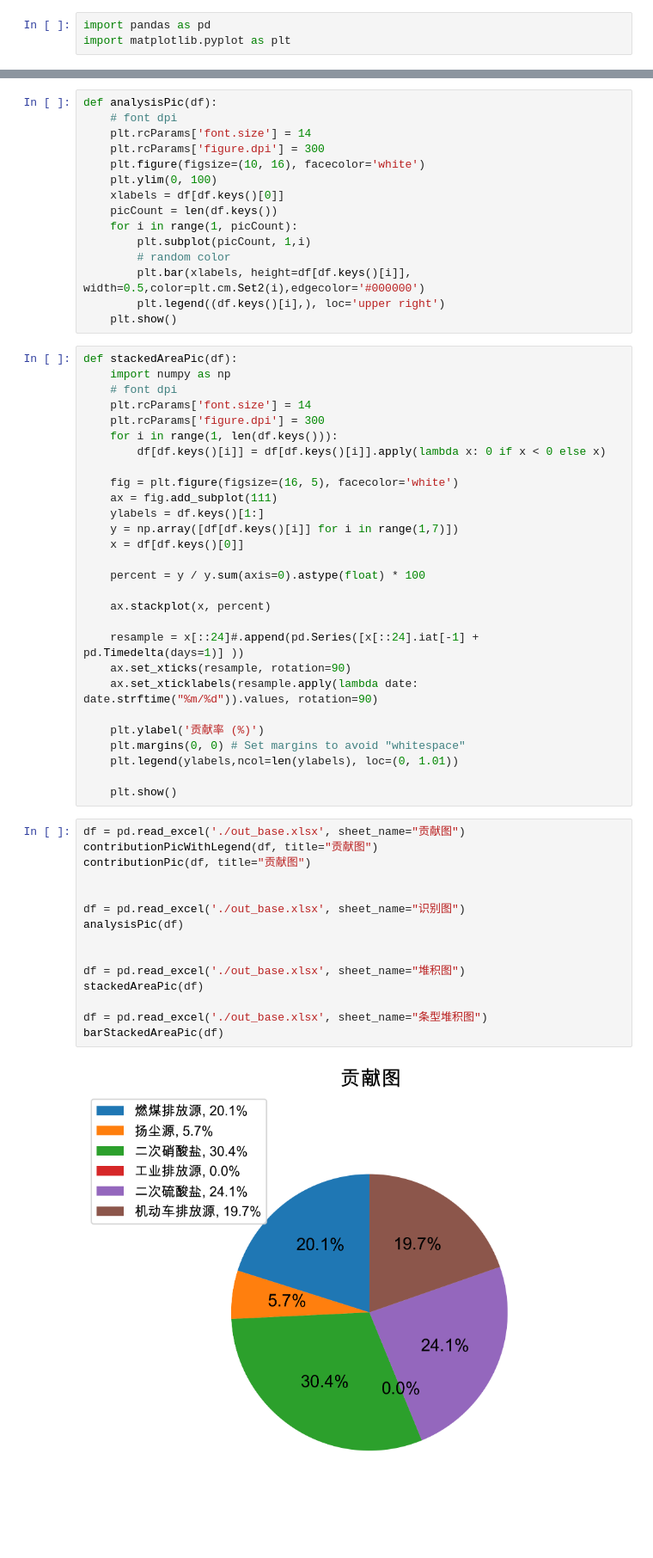
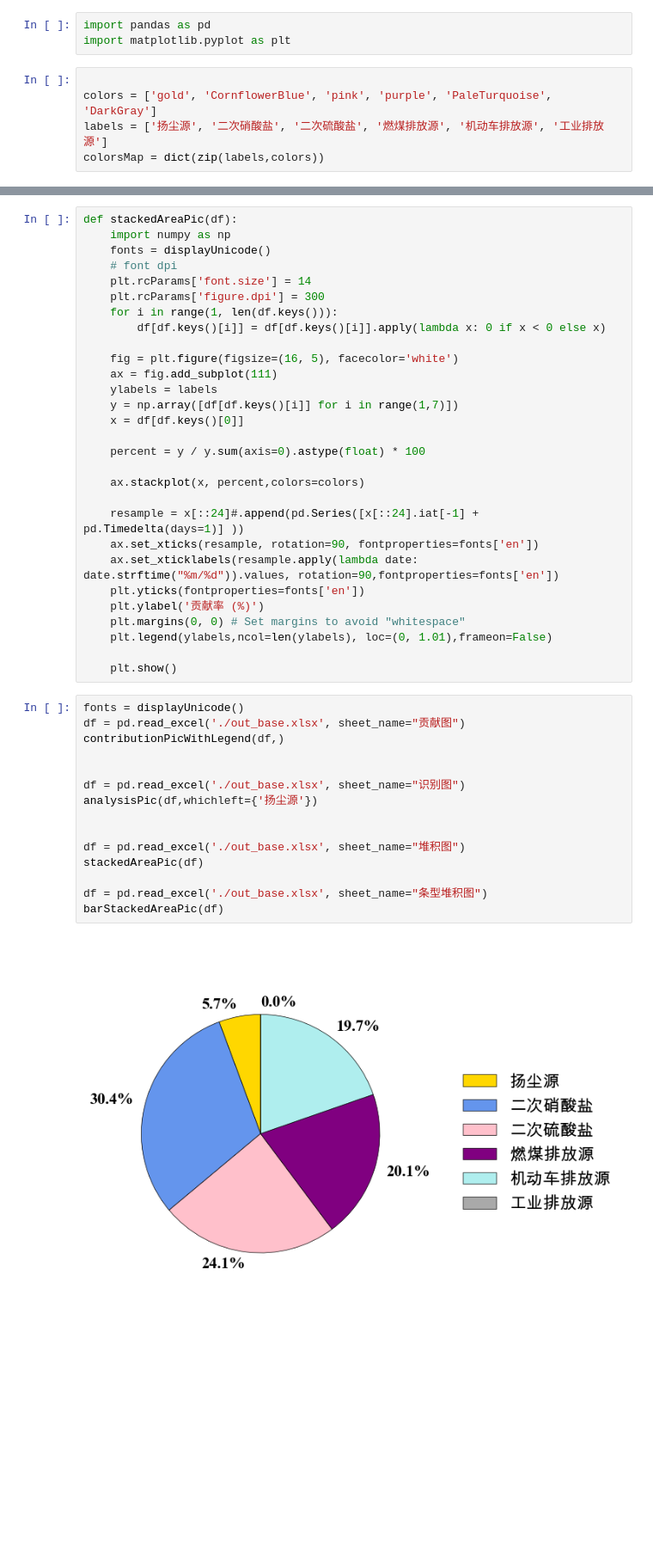
Before and after one commit to Drincann/air-quality, a Jupyter notebook: demo/main.ipynb, the cells around one changed output, grey strips where cells are left out. Shown at 86% size. Drawn from its saved outputs; the diff is of its cells as text; blank space fills up the shorter version.

```diff
--- a/demo/main.ipynb
+++ b/demo/main.ipynb
@@ -1,3 +1,8 @@
 # %%
 import pandas as pd
 import matplotlib.pyplot as plt
+# %%
+
+colors = ['gold', 'CornflowerBlue', 'pink', 'purple', 'PaleTurquoise', 'DarkGray']
+labels = ['扬尘源', '二次硝酸盐', '二次硫酸盐', '燃煤排放源', '机动车排放源', '工业排放源']
+colorsMap = dict(zip(labels,colors))
@@ -55,21 +135,7 @@ def contributionPic(df, title):
-# %%
-def analysisPic(df):
-    # font dpi
-    plt.rcParams['font.size'] = 14
-    plt.rcParams['figure.dpi'] = 300
-    plt.figure(figsize=(10, 16), facecolor='white')
-    plt.ylim(0, 100)
-    xlabels = df[df.keys()[0]]
-    picCount = len(df.keys())
-    for i in range(1, picCount):
-        plt.subplot(picCount, 1,i)
-        # random color
-        plt.bar(xlabels, height=df[df.keys()[i]], width=0.5,color=plt.cm.Set2(i),edgecolor='#000000')
-        plt.legend((df.keys()[i],), loc='upper right')
-    plt.show()
 # %%
 def stackedAreaPic(df):
     import numpy as np
+    fonts = displayUnicode()
     # font dpi
     plt.rcParams['font.size'] = 14
     plt.rcParams['figure.dpi'] = 300
@@ -78,37 +144,37 @@ def stackedAreaPic(df):
 
     fig = plt.figure(figsize=(16, 5), facecolor='white')
     ax = fig.add_subplot(111)
-    ylabels = df.keys()[1:]
+    ylabels = labels
     y = np.array([df[df.keys()[i]] for i in range(1,7)])
     x = df[df.keys()[0]]
 
     percent = y / y.sum(axis=0).astype(float) * 100
 
-    ax.stackplot(x, percent)
+    ax.stackplot(x, percent,colors=colors)
 
     resample = x[::24]#.append(pd.Series([x[::24].iat[-1] + pd.Timedelta(days=1)] ))
-    ax.set_xticks(resample, rotation=90)
-    ax.set_xticklabels(resample.apply(lambda date: date.strftime("%m/%d")).values, rotation=90)
-
+    ax.set_xticks(resample, rotation=90, fontproperties=fonts['en'])
+    ax.set_xticklabels(resample.apply(lambda date: date.strftime("%m/%d")).values, rotation=90,fontproperties=fonts['en'])
+    plt.yticks(fontproperties=fonts['en'])
     plt.ylabel('贡献率 (%)')
     plt.margins(0, 0) # Set margins to avoid "whitespace"
-    plt.legend(ylabels,ncol=len(ylabels), loc=(0, 1.01))
+    plt.legend(ylabels,ncol=len(ylabels), loc=(0, 1.01),frameon=False)
 
     plt.show()
 # %%
+fonts = displayUnicode()
 df = pd.read_excel('./out_base.xlsx', sheet_name="贡献图")
-contributionPicWithLegend(df, title="贡献图")
-contributionPic(df, title="贡献图")
+contributionPicWithLegend(df,)
 
 
 df = pd.read_excel('./out_base.xlsx', sheet_name="识别图")
-analysisPic(df)
+analysisPic(df,whichleft={'扬尘源'})
 
 
 df = pd.read_excel('./out_base.xlsx', sheet_name="堆积图")
 stackedAreaPic(df)
 
 df = pd.read_excel('./out_base.xlsx', sheet_name="条型堆积图")
 barStackedAreaPic(df)
 # %% [output]
-[figure, old version]
+[figure, new version]
```
Also changed, not shown: parts of 7 cells of this notebook, 20 other files.
